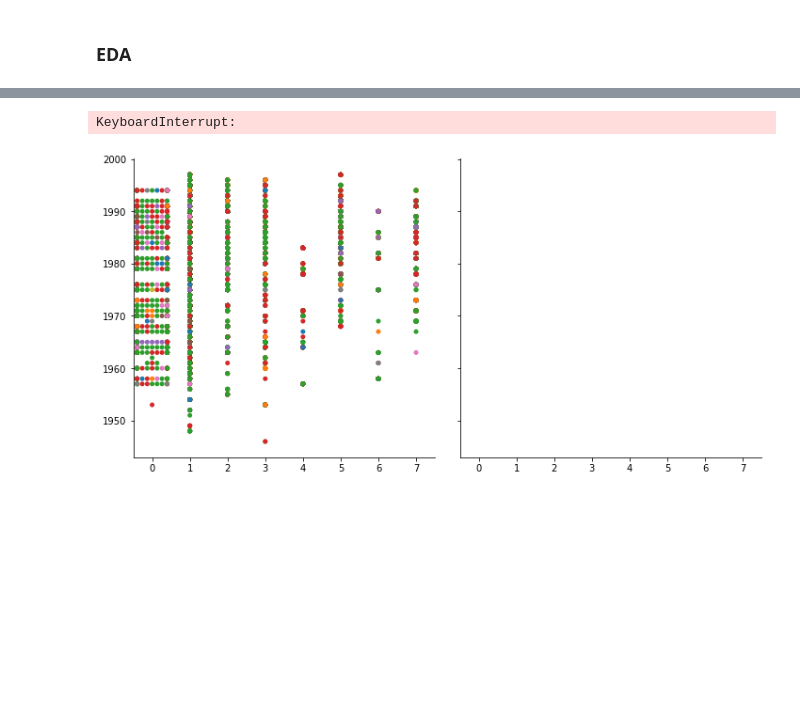
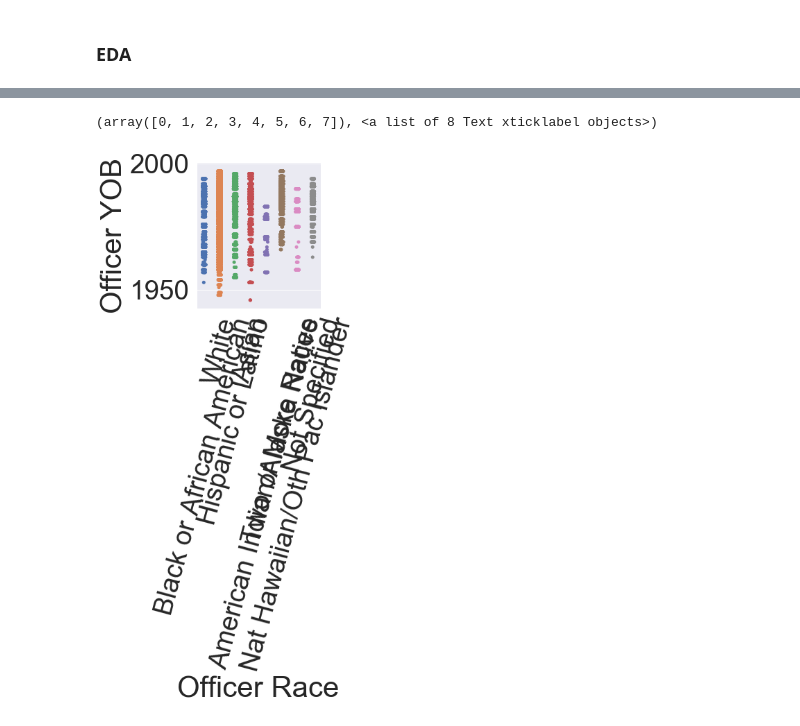
Before and after one commit to EricaSG/Mod3Project, a Jupyter notebook: Data_Understanding_EDA.ipynb, the cells around one changed output, grey strips where cells are left out. Saved outputs shown, nothing was run; the diff lists cells and outputs as text; code cells hidden in the pictures; blank space fills up the shorter version.

```diff
--- a/Data_Understanding_EDA.ipynb
+++ b/Data_Understanding_EDA.ipynb
@@ -117,5 +116,8 @@ sns.catplot(x='Officer Race', y='Officer YOB', hue='Subject Perceived Race', col
-# %%
-sns.catplot(x='Officer Gender', y='Officer YOB', hue='Subject Perceived Gender', col='Arrest Flag', kind='swarm', data=df)
-# %% [output]
-KeyboardInterrupt:
-[figure, removed]
+# %%
+fig = plt.gcf()
+fig.set_size_inches(20, 17)
+sns.catplot(y='Officer YOB', x='Officer Race', data=df)
+plt.xticks(rotation=75)
+# %% [output]
+(array([0, 1, 2, 3, 4, 5, 6, 7]), <a list of 8 Text xticklabel objects>)
+[figure, added]
```
Also changed, not shown: parts of 22 cells of this notebook.
